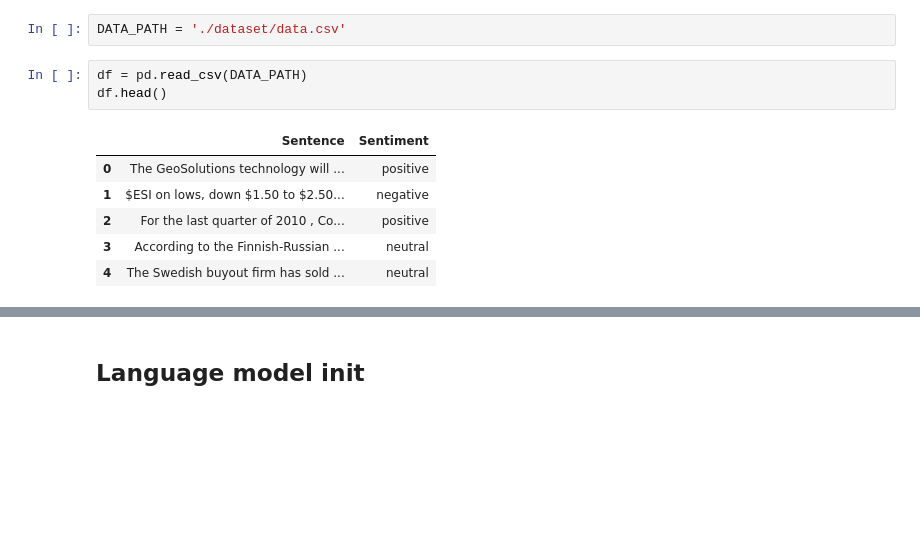
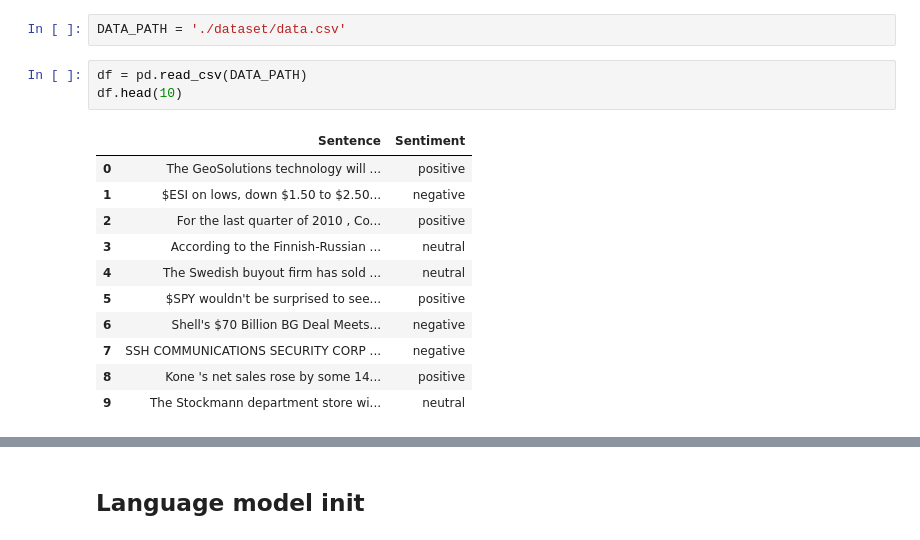
Before and after one commit to jimmykml/PE_finanicial_sentiment_analysis, a Jupyter notebook: financial_sentiment_analysis.ipynb, the cells around one changed output, grey strips where cells are left out. Cells and saved outputs as stored; diff of their text form; blank space fills up the shorter version.

```diff
--- a/financial_sentiment_analysis.ipynb
+++ b/financial_sentiment_analysis.ipynb
@@ -13,12 +13,17 @@ import numpy as np
 DATA_PATH = './dataset/data.csv'
 # %%
 df = pd.read_csv(DATA_PATH)
-df.head()
+df.head(10)
 # %% [output]
 |  | Sentence | Sentiment |
 | 0 | The GeoSolutions technology will ... | positive |
 | 1 | $ESI on lows, down $1.50 to $2.50... | negative |
 | 2 | For the last quarter of 2010 , Co... | positive |
 | 3 | According to the Finnish-Russian ... | neutral |
 | 4 | The Swedish buyout firm has sold ... | neutral |
+| 5 | $SPY wouldn't be surprised to see... | positive |
+| 6 | Shell's $70 Billion BG Deal Meets... | negative |
+| 7 | SSH COMMUNICATIONS SECURITY CORP ... | negative |
+| 8 | Kone 's net sales rose by some 14... | positive |
+| 9 | The Stockmann department store wi... | neutral |
 # %%
```
Also changed, not shown: parts of 8 cells of this notebook.
